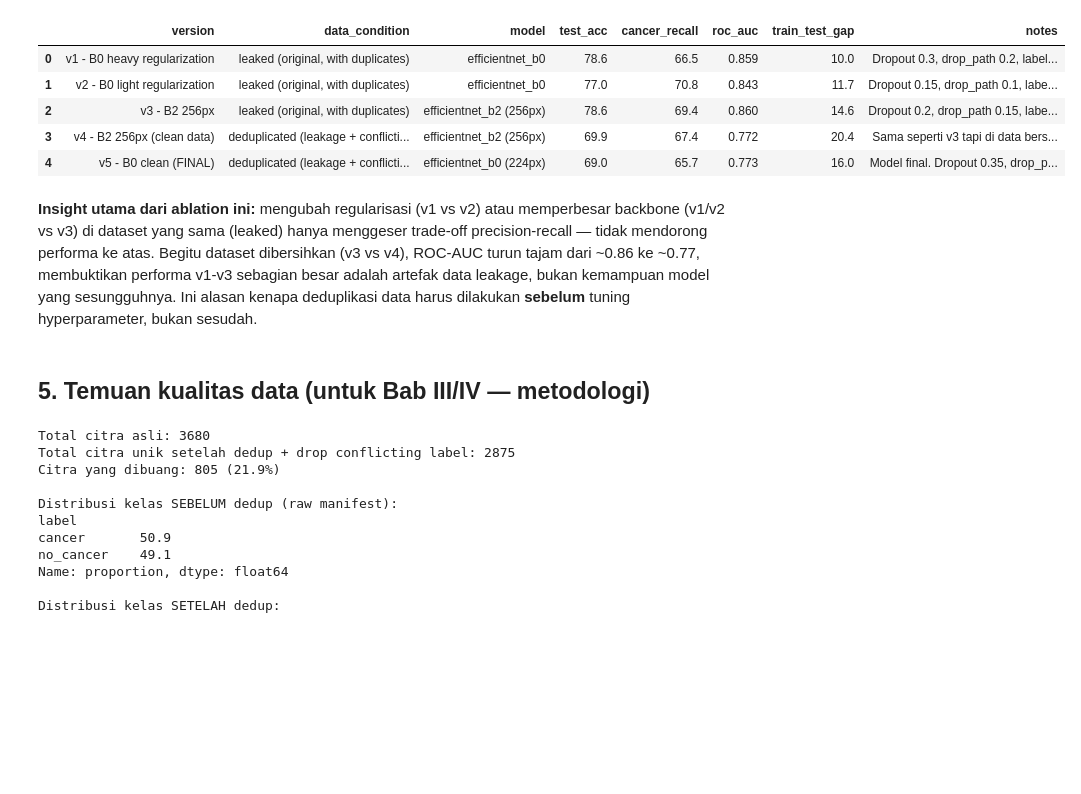
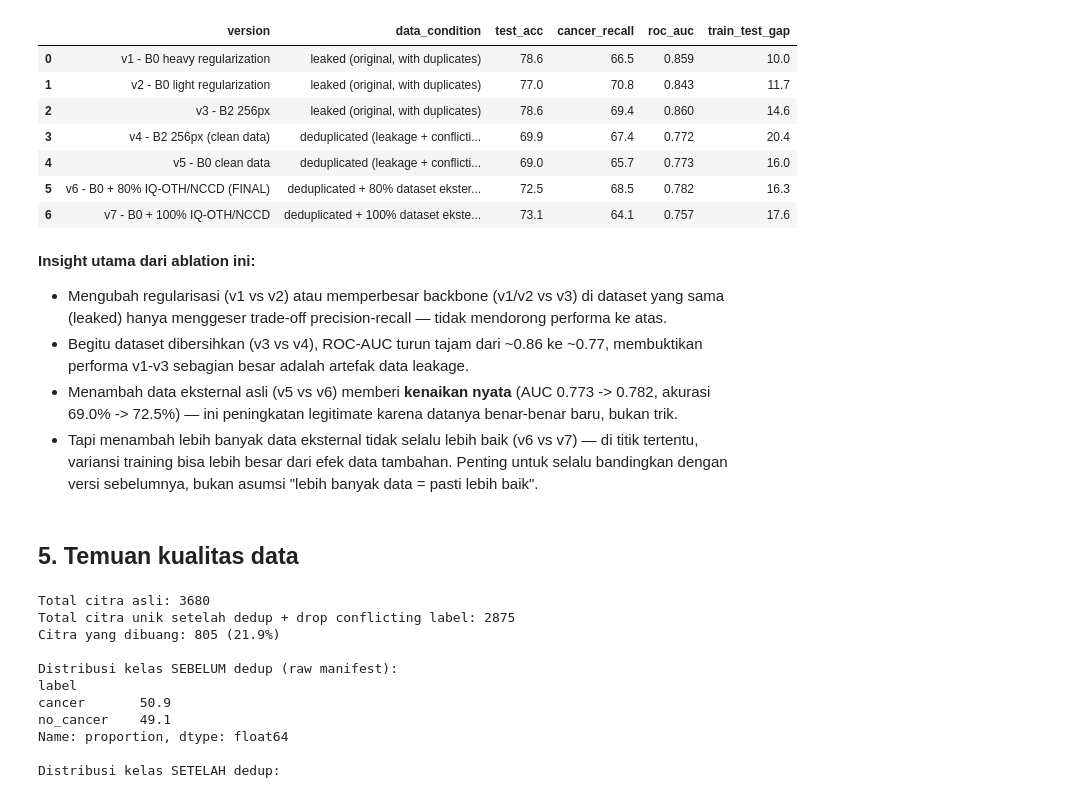
Before and after one commit to ilhamsyhrdn/Skripi, a Jupyter notebook: notebooks/03_train.ipynb, the cells around one changed output. Saved outputs shown, nothing was run; the diff lists cells and outputs as text; code cells hidden in the pictures; blank space fills up the shorter version.

```diff
--- a/notebooks/03_train.ipynb
+++ b/notebooks/03_train.ipynb
@@ -24,7 +33,7 @@ import pandas as pd
 
 REPORTS_DIR = Path("../reports")
 
-summary = json.loads((REPORTS_DIR / "training_summary.json").read_text())
+summary = json.loads((REPORTS_DIR / "ablation_v6_b0_plus_iqothnccd_80pct" / "training_summary.json").read_text())
 summary
 # %% [output]
 {'class_names': ['cancer', 'no_cancer'],
@@ -77,21 +84,28 @@ display(Image(filename=str(REPORTS_DIR / "confusion_matrix.png")))
 # %%
 ablation = pd.DataFrame(json.loads((REPORTS_DIR / "ablation_comparison.json").read_text()))
-ablation = ablation[["version", "data_condition", "model", "test_acc", "cancer_recall", "roc_auc", "train_test_gap", "notes"]]
-ablation["test_acc"] = (ablation["test_acc"] * 100).round(1)
-ablation["cancer_recall"] = (ablation["cancer_recall"] * 100).round(1)
-ablation["train_test_gap"] = (ablation["train_test_gap"] * 100).round(1)
-ablation
+ablation_display = ablation[["version", "data_condition", "test_acc", "cancer_recall", "roc_auc", "train_test_gap"]].copy()
+ablation_display["test_acc"] = (ablation_display["test_acc"] * 100).round(1)
+ablation_display["cancer_recall"] = (ablation_display["cancer_recall"] * 100).round(1)
+ablation_display["train_test_gap"] = (ablation_display["train_test_gap"] * 100).round(1)
+ablation_display
 # %% [output]
-|  | version | data_condition | model | test_acc | cancer_recall | roc_auc | train_test_gap | notes |
-| 0 | v1 - B0 heavy regularization | leaked (original, with duplicates) | efficientnet_b0 | 78.6 | 66.5 | 0.859 | 10.0 | Dropout 0.3, drop_path 0.2, label... |
-| 1 | v2 - B0 light regularization | leaked (original, with duplicates) | efficientnet_b0 | 77.0 | 70.8 | 0.843 | 11.7 | Dropout 0.15, drop_path 0.1, labe... |
-| 2 | v3 - B2 256px | leaked (original, with duplicates) | efficientnet_b2 (256px) | 78.6 | 69.4 | 0.860 | 14.6 | Dropout 0.2, drop_path 0.15, labe... |
-| 3 | v4 - B2 256px (clean data) | deduplicated (leakage + conflicti... | efficientnet_b2 (256px) | 69.9 | 67.4 | 0.772 | 20.4 | Sama seperti v3 tapi di data bers... |
-| 4 | v5 - B0 clean (FINAL) | deduplicated (leakage + conflicti... | efficientnet_b0 (224px) | 69.0 | 65.7 | 0.773 | 16.0 | Model final. Dropout 0.35, drop_p... |
+|  | version | data_condition | test_acc | cancer_recall | roc_auc | train_test_gap |
+| 0 | v1 - B0 heavy regularization | leaked (original, with duplicates) | 78.6 | 66.5 | 0.859 | 10.0 |
+| 1 | v2 - B0 light regularization | leaked (original, with duplicates) | 77.0 | 70.8 | 0.843 | 11.7 |
+| 2 | v3 - B2 256px | leaked (original, with duplicates) | 78.6 | 69.4 | 0.860 | 14.6 |
+| 3 | v4 - B2 256px (clean data) | deduplicated (leakage + conflicti... | 69.9 | 67.4 | 0.772 | 20.4 |
+| 4 | v5 - B0 clean data | deduplicated (leakage + conflicti... | 69.0 | 65.7 | 0.773 | 16.0 |
+| 5 | v6 - B0 + 80% IQ-OTH/NCCD (FINAL) | deduplicated + 80% dataset ekster... | 72.5 | 68.5 | 0.782 | 16.3 |
+| 6 | v7 - B0 + 100% IQ-OTH/NCCD | deduplicated + 100% dataset ekste... | 73.1 | 64.1 | 0.757 | 17.6 |
 # %% [markdown]
-**Insight utama dari ablation ini:** mengubah regularisasi (v1 vs v2) atau memperbesar backbone (v1/v2 vs v3) di dataset yang sama (leaked) hanya menggeser trade-off precision-recall — tidak mendorong performa ke atas. Begitu dataset dibersihkan (v3 vs v4), ROC-AUC turun tajam dari ~0.86 ke ~0.77, membuktikan performa v1-v3 sebagian besar adalah artefak data leakage, bukan kemampuan model yang sesungguhnya. Ini alasan kenapa deduplikasi data harus dilakukan **sebelum** tuning hyperparameter, bukan sesudah.
+**Insight utama dari ablation ini:**
+
+- Mengubah regularisasi (v1 vs v2) atau memperbesar backbone (v1/v2 vs v3) di dataset yang sama (leaked) hanya menggeser trade-off precision-recall — tidak mendorong performa ke atas.
+- Begitu dataset dibersihkan (v3 vs v4), ROC-AUC turun tajam dari ~0.86 ke ~0.77, membuktikan performa v1-v3 sebagian besar adalah artefak data leakage.
+- Menambah data eksternal asli (v5 vs v6) memberi **kenaikan nyata** (AUC 0.773 -> 0.782, akurasi 69.0% -> 72.5%) — ini peningkatan legitimate karena datanya benar-benar baru, bukan trik.
+- Tapi menambah lebih banyak data eksternal tidak selalu lebih baik (v6 vs v7) — di titik tertentu, variansi training bisa lebih besar dari efek data tambahan. Penting untuk selalu bandingkan dengan versi sebelumnya, bukan asumsi "lebih banyak data = pasti lebih baik".
 # %% [markdown]
-## 5. Temuan kualitas data (untuk Bab III/IV — metodologi)
+## 5. Temuan kualitas data
 # %%
 dedup_manifest = pd.read_csv(REPORTS_DIR / "dataset_deduplicated_manifest.csv")
 original_total = 3680
```
Also changed, not shown: parts of 20 cells of this notebook, 16 other files.
